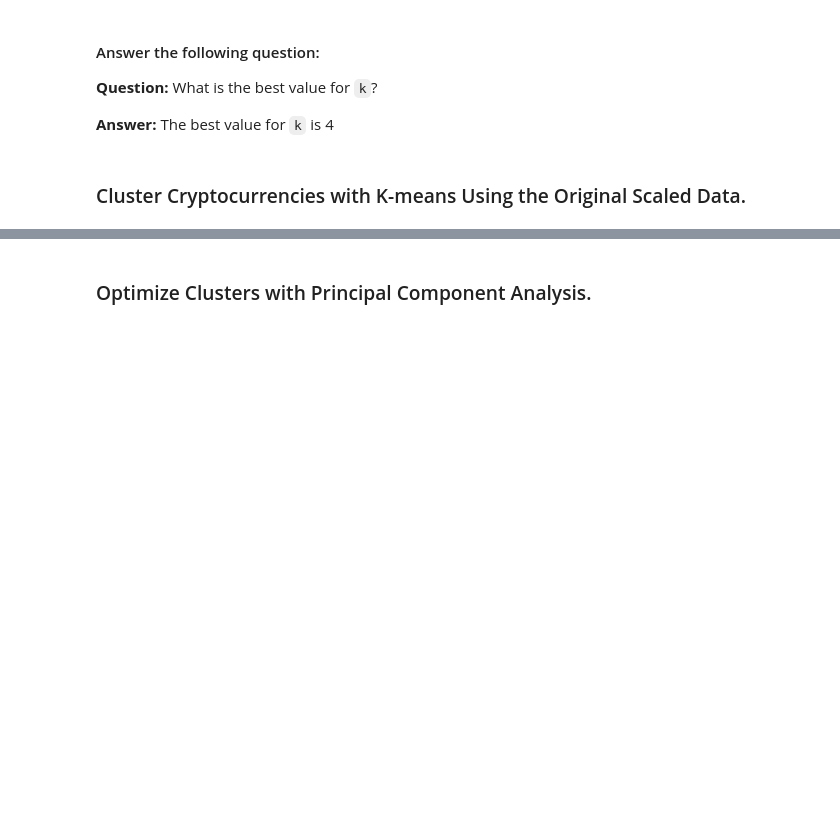
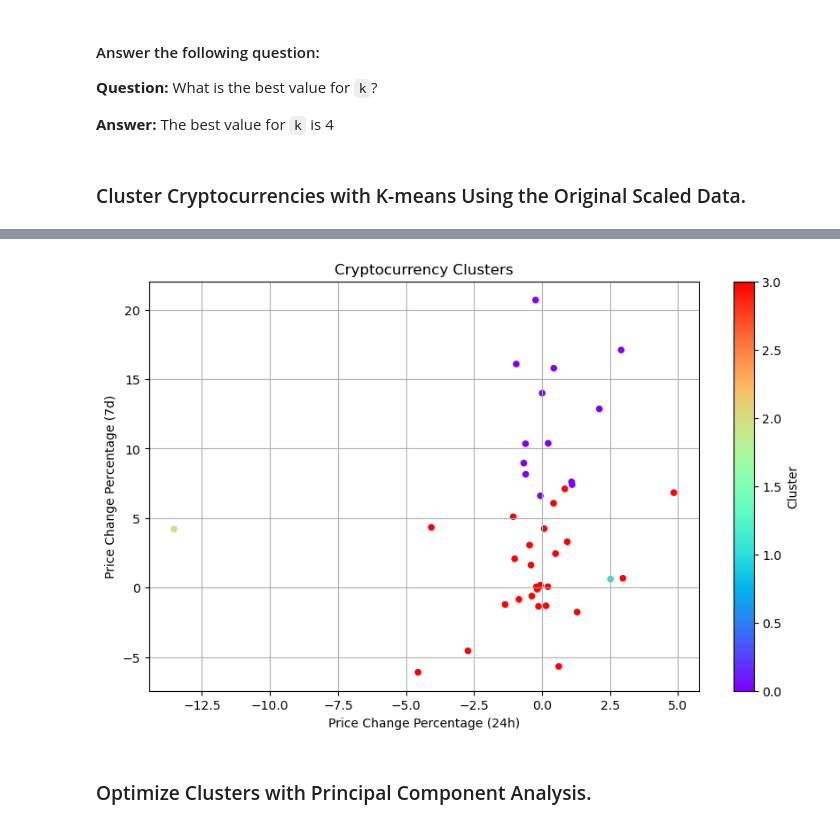
Before and after one commit to jdanielle12/CryptoClustering, a Jupyter notebook: Crypto_Clustering.ipynb, the cells around one changed output, grey strips where cells are left out. Saved outputs shown, nothing was run; the diff lists cells and outputs as text; code cells hidden in the pictures; blank space fills up the shorter version.

```diff
--- a/Crypto_Clustering.ipynb
+++ b/Crypto_Clustering.ipynb
@@ -134,2 +132,3 @@ plt.show()
 # %%
 # Fit the K-Means model using the scaled data
+kmeans.fit(scaled_df)
@@ -136,5 +137,6 @@ plt.show()
 # %%
 # Predict the clusters to group the cryptocurrencies using the scaled data
-
+clusters = kmeans.predict(scaled_data)
 
 # View the resulting array of cluster values.
+clusters
@@ -141,7 +147,9 @@ plt.show()
 # %%
 # Create a copy of the DataFrame
+clustered_data = market_data_df.copy()
 # %%
 # Add a new column to the DataFrame with the predicted clusters
-
+clustered_data['Cluster'] = clusters
 
 # Display sample data
+clustered_data
@@ -148,7 +175,21 @@ plt.show()
 # %%
 # Create a scatter plot using Pandas plot by setting
 # `x="price_change_percentage_24h"` and `y="price_change_percentage_7d"`.
 # Use "rainbow" for the color to better visualize the data.
+clustered_data.plot(
+    kind='scatter',
+    x='price_change_percentage_24h',
+    y='price_change_percentage_7d',
+    c='Cluster',
+    colormap='rainbow',
+    figsize=(10,6))
+plt.xlabel('Price Change Percentage (24h)')
+plt.ylabel('Price Change Percentage (7d)')
+plt.title('Cryptocurrency Clusters')
+plt.grid(True)
+plt.show()
+# %% [output]
+[figure, added]
 # %% [markdown]
 ### Optimize Clusters with Principal Component Analysis.
 # %%
```
Also changed, not shown: parts of 7 cells of this notebook.
